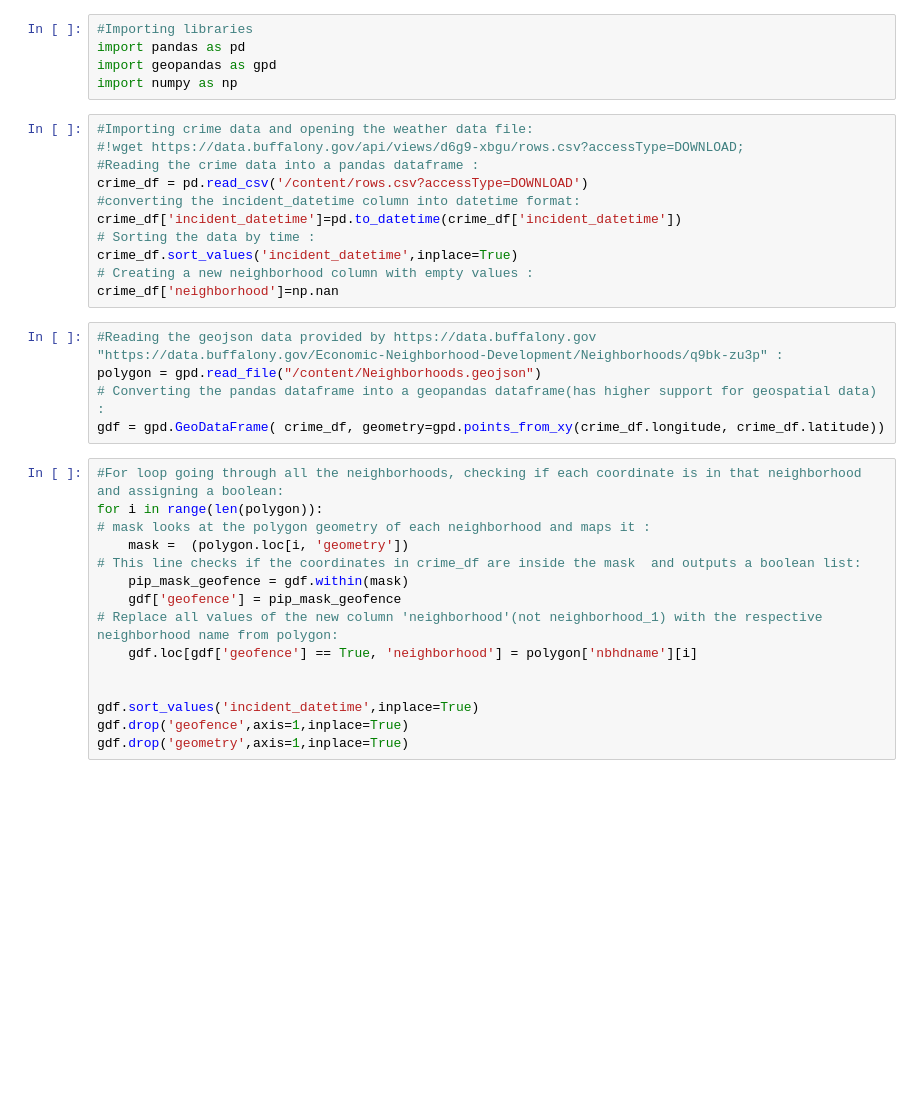
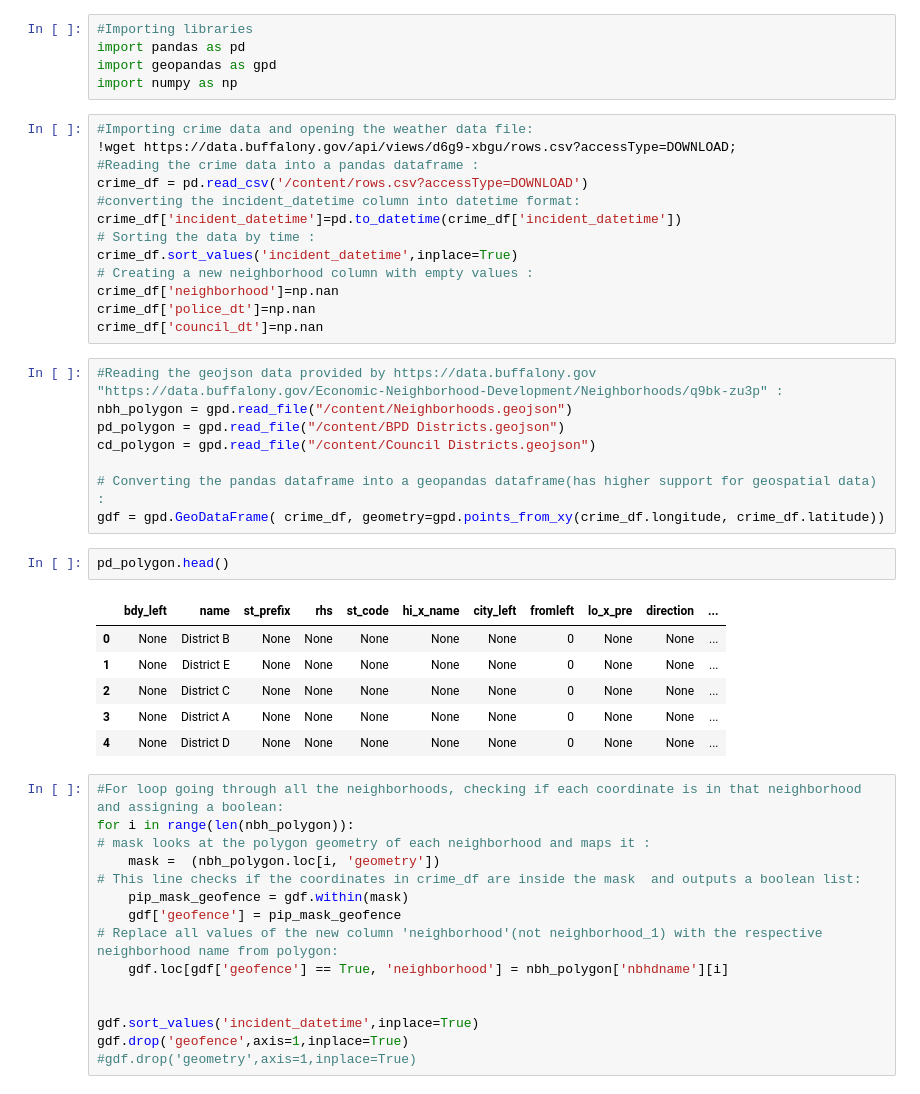
Before and after one commit to dannymorris/ds-squad-project, a Jupyter notebook: crime_geospatial.ipynb, the cells around one changed output. Saved outputs shown, nothing was run; the diff lists cells and outputs as text; blank space fills up the shorter version.

```diff
--- a/crime_geospatial.ipynb
+++ b/crime_geospatial.ipynb
@@ -7,7 +25,7 @@ import geopandas as gpd
 import numpy as np
 # %%
 #Importing crime data and opening the weather data file:
-#!wget https://data.buffalony.gov/api/views/d6g9-xbgu/rows.csv?accessType=DOWNLOAD;
+!wget https://data.buffalony.gov/api/views/d6g9-xbgu/rows.csv?accessType=DOWNLOAD;
 #Reading the crime data into a pandas dataframe :
 crime_df = pd.read_csv('/content/rows.csv?accessType=DOWNLOAD')
 #converting the incident_datetime column into datetime format:
@@ -16,23 +34,37 @@ crime_df['incident_datetime']=pd.to_datetime(crime_df['incident_datetime'])
 crime_df.sort_values('incident_datetime',inplace=True)
 # Creating a new neighborhood column with empty values :
 crime_df['neighborhood']=np.nan
+crime_df['police_dt']=np.nan
+crime_df['council_dt']=np.nan
 # %%
 #Reading the geojson data provided by https://data.buffalony.gov "https://data.buffalony.gov/Economic-Neighborhood-Development/Neighborhoods/q9bk-zu3p" :
-polygon = gpd.read_file("/content/Neighborhoods.geojson")
+nbh_polygon = gpd.read_file("/content/Neighborhoods.geojson")
+pd_polygon = gpd.read_file("/content/BPD Districts.geojson")
+cd_polygon = gpd.read_file("/content/Council Districts.geojson")
+
 # Converting the pandas dataframe into a geopandas dataframe(has higher support for geospatial data) :
 gdf = gpd.GeoDataFrame( crime_df, geometry=gpd.points_from_xy(crime_df.longitude, crime_df.latitude))
+# %%
+pd_polygon.head()
+# %% [output]
+|  | bdy_left | name | st_prefix | rhs | st_code | hi_x_name | city_left | fromleft | lo_x_pre | direction | ... |
+| 0 | None | District B | None | None | None | None | None | 0 | None | None | ... |
+| 1 | None | District E | None | None | None | None | None | 0 | None | None | ... |
+| 2 | None | District C | None | None | None | None | None | 0 | None | None | ... |
+| 3 | None | District A | None | None | None | None | None | 0 | None | None | ... |
+| 4 | None | District D | None | None | None | None | None | 0 | None | None | ... |
 # %%
 #For loop going through all the neighborhoods, checking if each coordinate is in that neighborhood and assigning a boolean:
-for i in range(len(polygon)):
+for i in range(len(nbh_polygon)):
 # mask looks at the polygon geometry of each neighborhood and maps it :
-    mask =  (polygon.loc[i, 'geometry'])
+    mask =  (nbh_polygon.loc[i, 'geometry'])
 # This line checks if the coordinates in crime_df are inside the mask  and outputs a boolean list:
     pip_mask_geofence = gdf.within(mask)
     gdf['geofence'] = pip_mask_geofence
 # Replace all values of the new column 'neighborhood'(not neighborhood_1) with the respective neighborhood name from polygon:
-    gdf.loc[gdf['geofence'] == True, 'neighborhood'] = polygon['nbhdname'][i]
+    gdf.loc[gdf['geofence'] == True, 'neighborhood'] = nbh_polygon['nbhdname'][i]
 
 
 gdf.sort_values('incident_datetime',inplace=True)
 gdf.drop('geofence',axis=1,inplace=True)
-gdf.drop('geometry',axis=1,inplace=True)
+#gdf.drop('geometry',axis=1,inplace=True)
```
Also changed, not shown: parts of 8 cells of this notebook, 2 other files.
